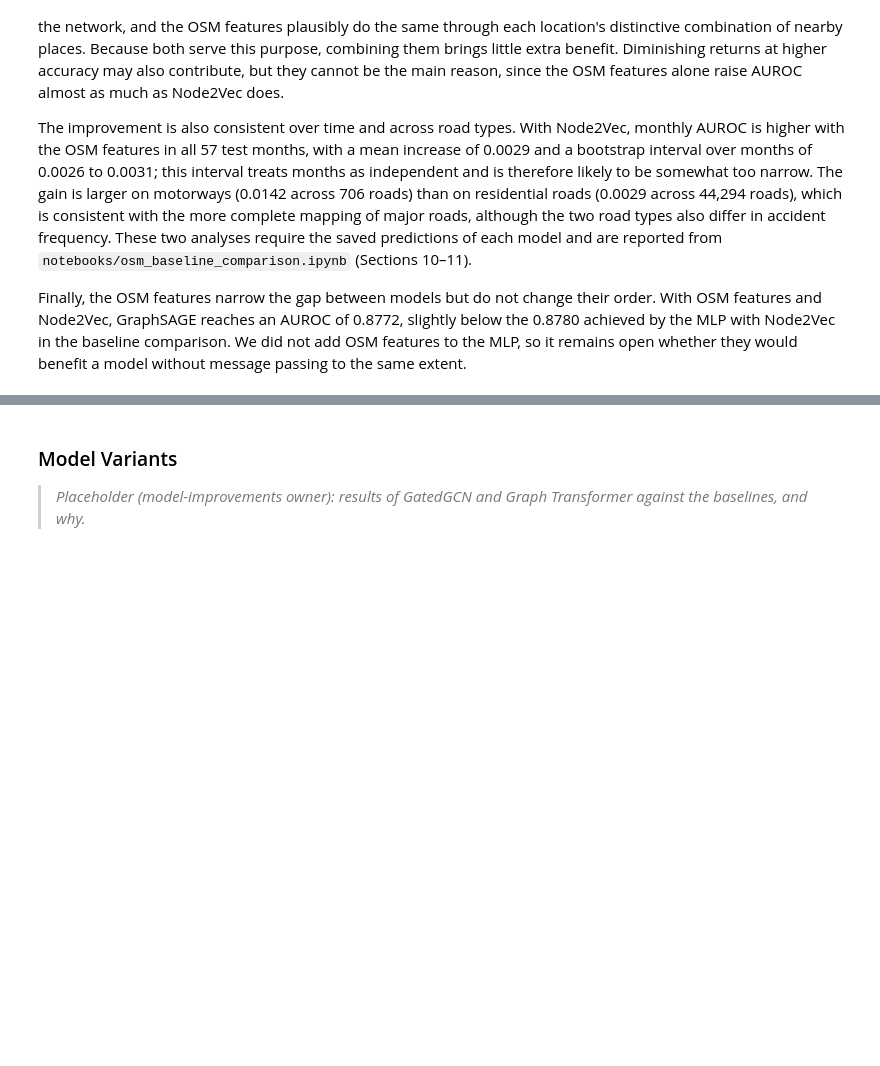
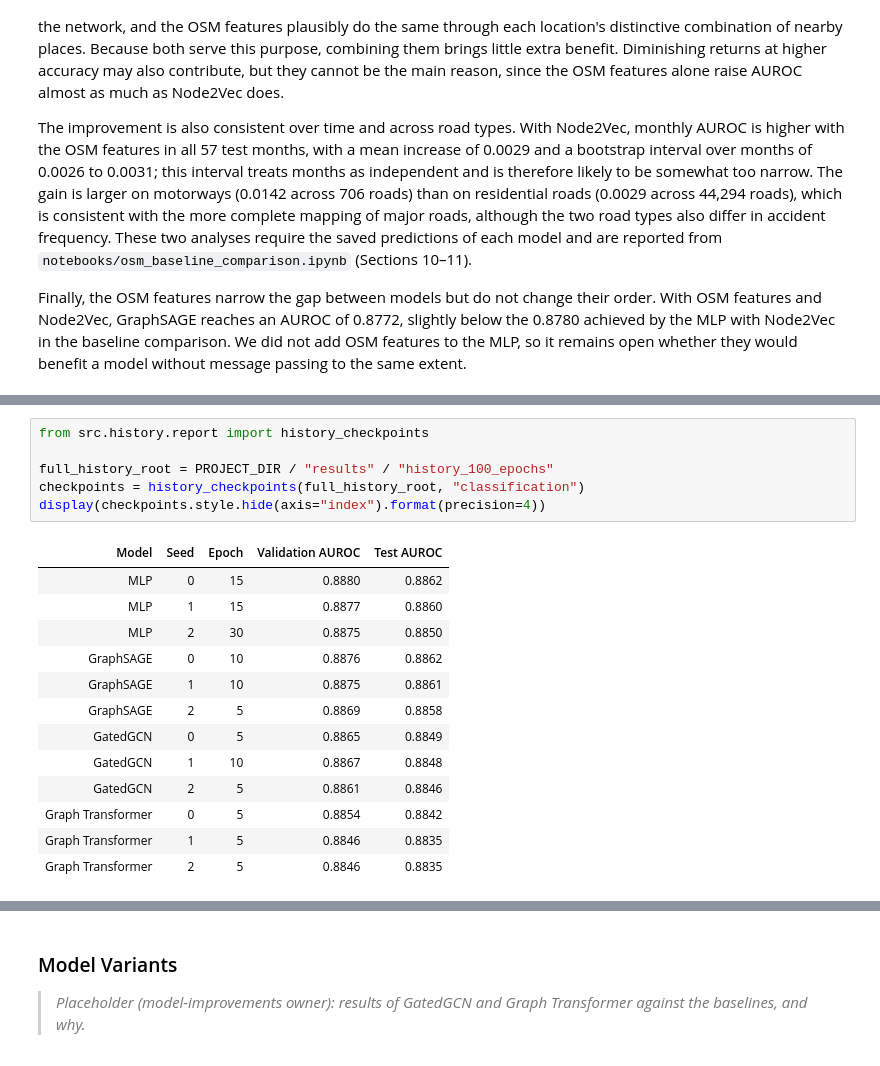
Before and after one commit to aaronteork/CS5284_GML, a Jupyter notebook: Final_Report.ipynb, the cells around one changed output, grey strips where cells are left out. Drawn from its saved outputs; the diff is of its cells as text; blank space fills up the shorter version.

```diff
--- a/Final_Report.ipynb
+++ b/Final_Report.ipynb
@@ -599,0 +768,20 @@ Finally, the OSM features narrow the gap between models but do not change their
+# %%
+from src.history.report import history_checkpoints
+
+full_history_root = PROJECT_DIR / "results" / "history_100_epochs"
+checkpoints = history_checkpoints(full_history_root, "classification")
+display(checkpoints.style.hide(axis="index").format(precision=4))
+# %% [output]
+| Model | Seed | Epoch | Validation AUROC | Test AUROC |
+| MLP | 0 | 15 | 0.8880 | 0.8862 |
+| MLP | 1 | 15 | 0.8877 | 0.8860 |
+| MLP | 2 | 30 | 0.8875 | 0.8850 |
+| GraphSAGE | 0 | 10 | 0.8876 | 0.8862 |
+| GraphSAGE | 1 | 10 | 0.8875 | 0.8861 |
+| GraphSAGE | 2 | 5 | 0.8869 | 0.8858 |
+| GatedGCN | 0 | 5 | 0.8865 | 0.8849 |
+| GatedGCN | 1 | 10 | 0.8867 | 0.8848 |
+| GatedGCN | 2 | 5 | 0.8861 | 0.8846 |
+| Graph Transformer | 0 | 5 | 0.8854 | 0.8842 |
+| Graph Transformer | 1 | 5 | 0.8846 | 0.8835 |
+| Graph Transformer | 2 | 5 | 0.8846 | 0.8835 |
```
Also changed, not shown: parts of 24 cells of this notebook, 33 other files.
